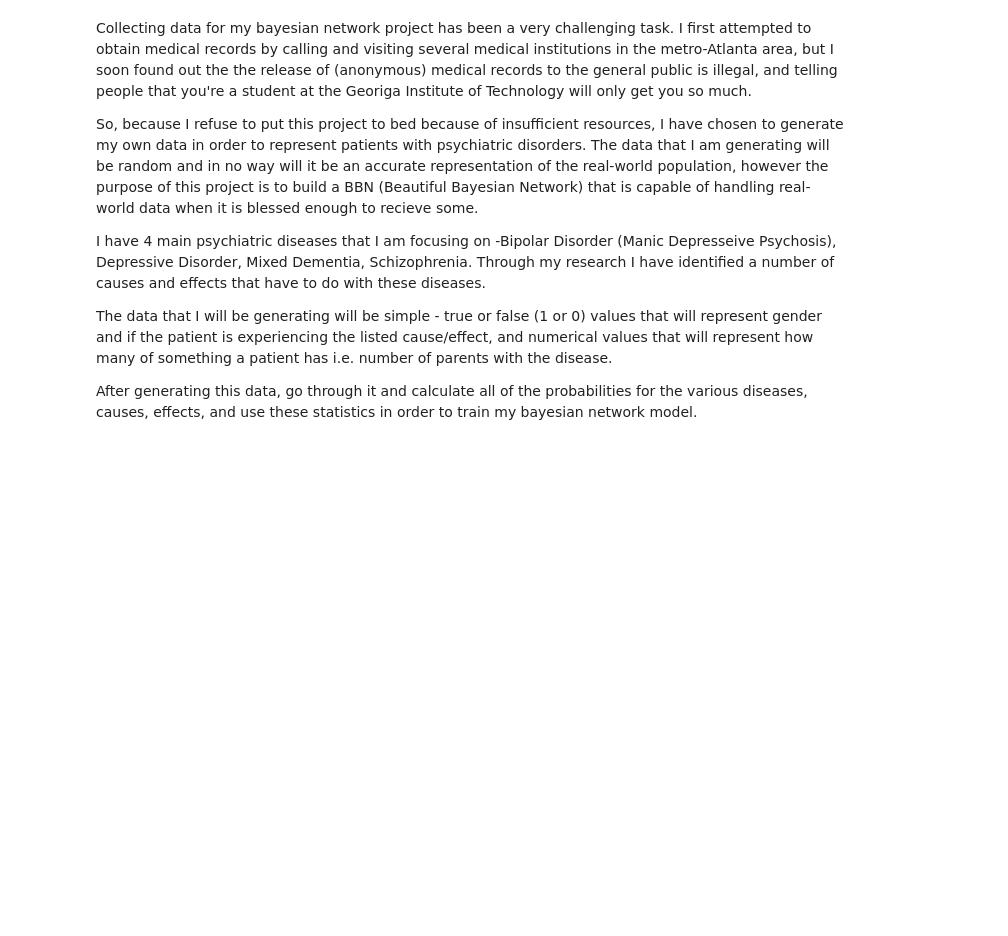
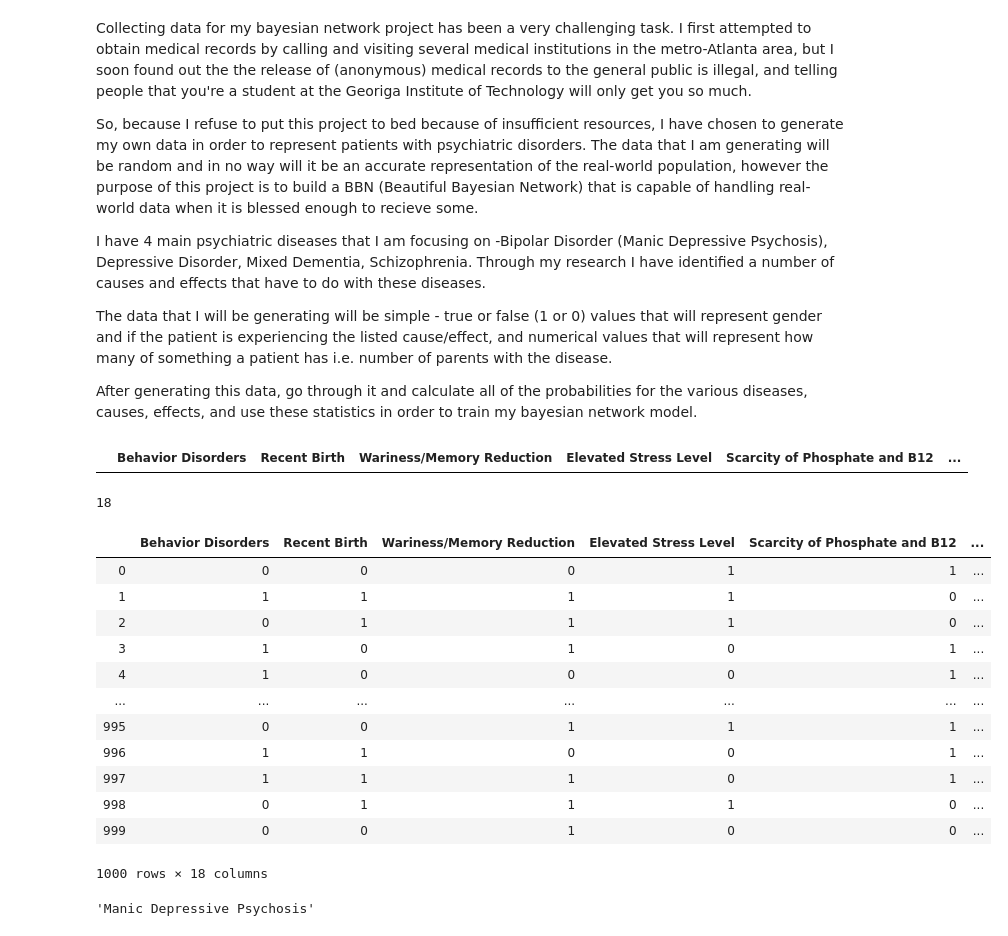
Before and after one commit to yanthedeveloper/bayesian, a Jupyter notebook: dataFormation.ipynb, the cells around one changed output. Cells and saved outputs as stored; diff of their text form; code cells hidden in the pictures; blank space fills up the shorter version.

```diff
--- a/dataFormation.ipynb
+++ b/dataFormation.ipynb
@@ -3,7 +3,7 @@ Collecting data for my bayesian network project has been a very challenging task
 
 So, because I refuse to put this project to bed because of insufficient resources, I have chosen to generate my own data in order to represent patients with psychiatric disorders. The data that I am generating will be random and in no way will it be an accurate representation of the real-world population, however the purpose of this project is to build a BBN (Beautiful Bayesian Network) that is capable of handling real-world data when it is blessed enough to recieve some.
 
-I have 4 main psychiatric diseases that I am focusing on -Bipolar Disorder (Manic Depresseive Psychosis), Depressive Disorder, Mixed Dementia, Schizophrenia. Through my research I have identified a number of causes and effects that have to do with these diseases.
+I have 4 main psychiatric diseases that I am focusing on -Bipolar Disorder (Manic Depressive Psychosis), Depressive Disorder, Mixed Dementia, Schizophrenia. Through my research I have identified a number of causes and effects that have to do with these diseases.
 
 The data that I will be generating will be simple - true or false (1 or 0) values that will represent gender and if the patient is experiencing the listed cause/effect, and numerical values that will represent how many of something a patient has i.e. number of parents with the disease.
 
@@ -10,0 +16,52 @@ After generating this data, go through it and calculate all of the probabilities
+# %%
+#Create a table that will hold all of the data
+
+data = pd.DataFrame(columns = {"Chronicle Depression, Intercurrenced", "Elevated Stress Level", "Recent Birth",
+                              "Unwanted Incident", "Genetic Influence", "Abusive use of HBP's, Sedatives, Contraception Pills",
+                              "Toxins in Working Environment", "Scarcity of Phosphate and B12", "Taedium Vitae",
+                              "Inquietude or Anxiety", "Social Recession/ Impulse Reduction", "Wariness/Memory Reduction",
+                              "Disorientation", "Behavior Disorders", "Mania/Hallucinosis", "Personality/Emotional Life Deterioration",
+                              "Social Life Detorioration", "Grimaces, Mannerisms, Puerility"})
+# %%
+data
+# %% [output]
+|  | Behavior Disorders | Recent Birth | Wariness/Memory Reduction | Elevated Stress Level | Scarcity of Phosphate and B12 | ... |
+# %%
+print(len(data.columns))
+# %% [output]
+18
+# %%
+#Create a loop that will generate the data for the table and append the data to the table
+#I need to create a nested for loop. The outside loop will run 1,000 times, being that I want to generate 1,000 lines of data
+#   The inside loop will run 18 times, being that I have 18 categories in a single row that need to have values.
+
+#Create a single empty list that the values will be stored in. This list will be reset to empty every time the inside loop
+#   is done iterating, so as to reset itself for the next row
+
+for i in range(1000):
+    data.loc[i] = list(randint(2, size=18))
+# %%
+#admire the data
+data
+# %% [output]
+|  | Behavior Disorders | Recent Birth | Wariness/Memory Reduction | Elevated Stress Level | Scarcity of Phosphate and B12 | ... |
+| 0 | 0 | 0 | 0 | 1 | 1 | ... |
+| 1 | 1 | 1 | 1 | 1 | 0 | ... |
+| 2 | 0 | 1 | 1 | 1 | 0 | ... |
+| 3 | 1 | 0 | 1 | 0 | 1 | ... |
+| 4 | 1 | 0 | 0 | 0 | 1 | ... |
+| ... | ... | ... | ... | ... | ... | ... |
+| 995 | 0 | 0 | 1 | 1 | 1 | ... |
+| 996 | 1 | 1 | 0 | 0 | 1 | ... |
+| 997 | 1 | 1 | 1 | 0 | 1 | ... |
+| 998 | 0 | 1 | 1 | 1 | 0 | ... |
+| 999 | 0 | 0 | 1 | 0 | 0 | ... |
+1000 rows × 18 columns
+# %%
+# Now I need to generate the diseases that the patients have
+# simple array
+names = np.array(['Manic Depressive Psychosis', 'Depressive Disorder', 'Mixed Dementia', 'Schizophrenia'])
+
+random.choice(names)
+# %% [output]
+'Manic Depressive Psychosis'
```
Also changed, not shown: parts of 6 cells of this notebook.
